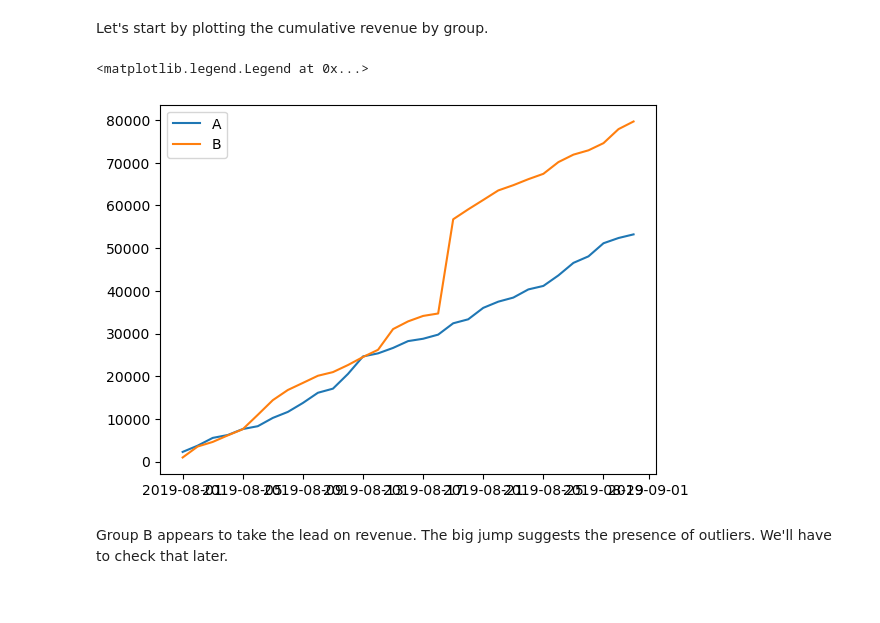
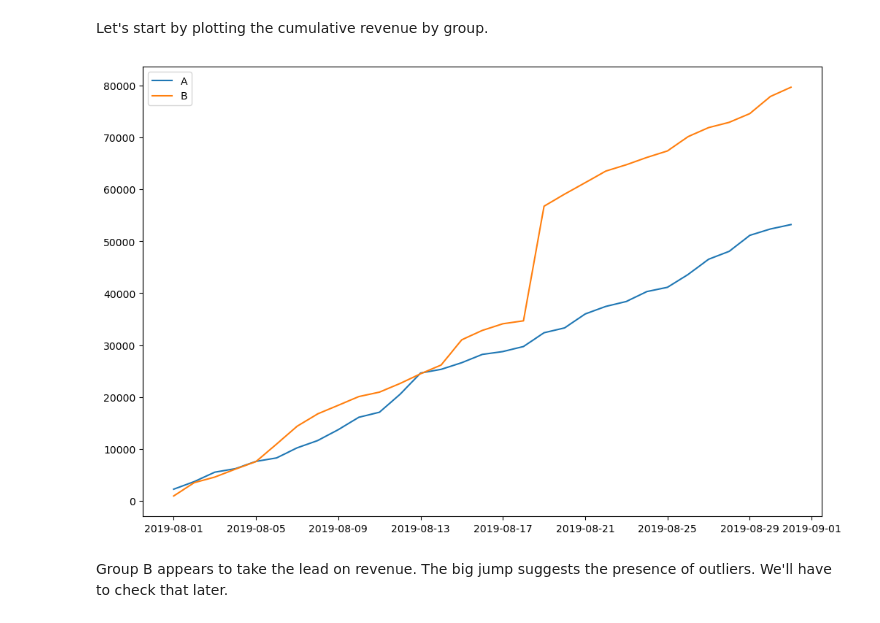
Before and after one commit to Silverscale/Tripleten-A-B-testing, a Jupyter notebook: A_B_testing.ipynb, the cells around one changed output. Saved outputs shown, nothing was run; the diff lists cells and outputs as text; code cells hidden in the pictures.

```diff
--- a/A_B_testing.ipynb
+++ b/A_B_testing.ipynb
@@ -364,17 +364,17 @@ cumulativeOrders.columns = ['date', 'group', 'orders', 'visitors', 'revenue']
 cumulativeRevenueA = (cumulativeOrders.query('group == "A"'))[['date', 'revenue', 'orders']]
 cumulativeRevenueB = (cumulativeOrders.query('group == "B"'))[['date', 'revenue', 'orders']]
 # %%
+plt.figure(figsize=(12,8))
 plt.plot(cumulativeRevenueA['date'],
          cumulativeRevenueA['revenue'],
          label="A"
         )
 plt.plot(cumulativeRevenueB['date'],
          cumulativeRevenueB['revenue'],
          label="B"
         )
-plt.legend()
+plt.legend();
 # %% [output]
-<matplotlib.legend.Legend at 0x...>
-[figure, old version]
+[figure, new version]
 # %% [markdown]
 Group B appears to take the lead on revenue. The big jump suggests the presence of outliers. We'll have to check that later.
```
Also changed, not shown: parts of 6 cells of this notebook.
